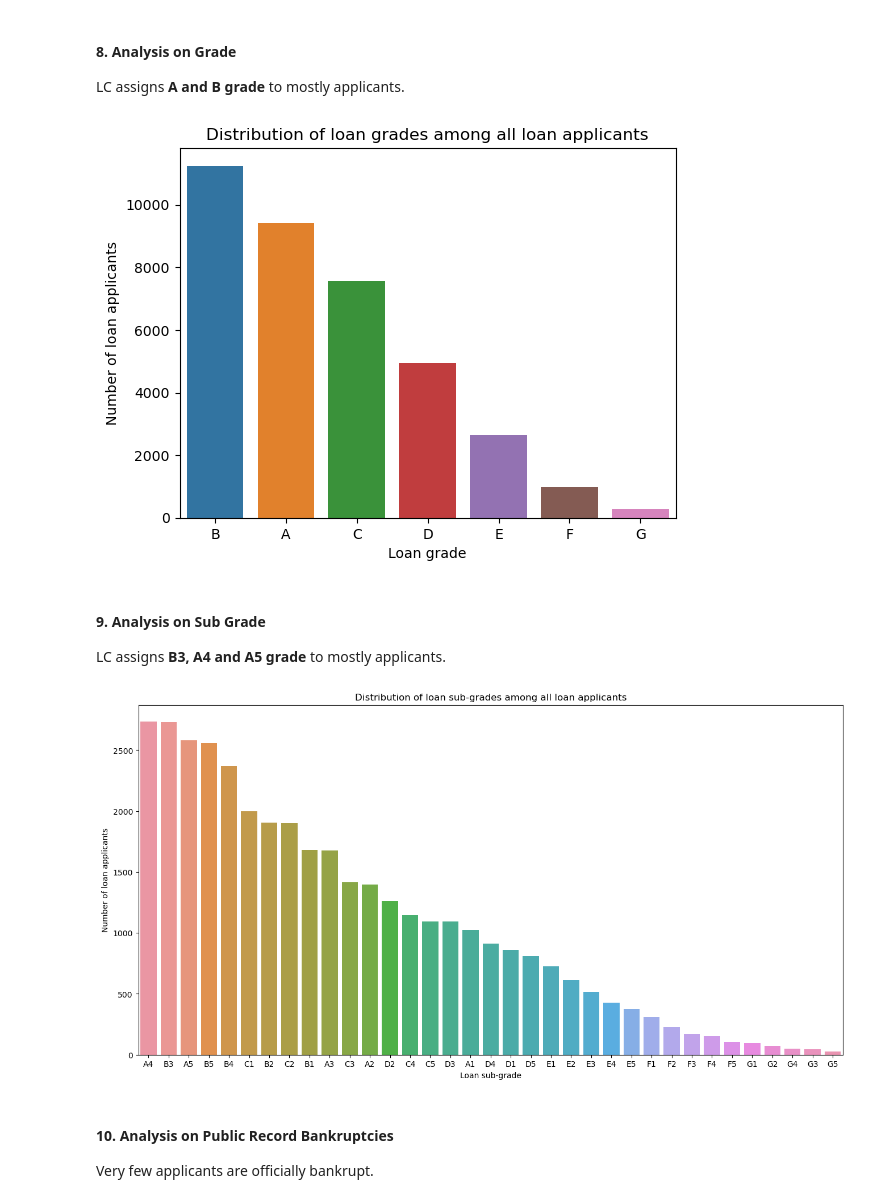
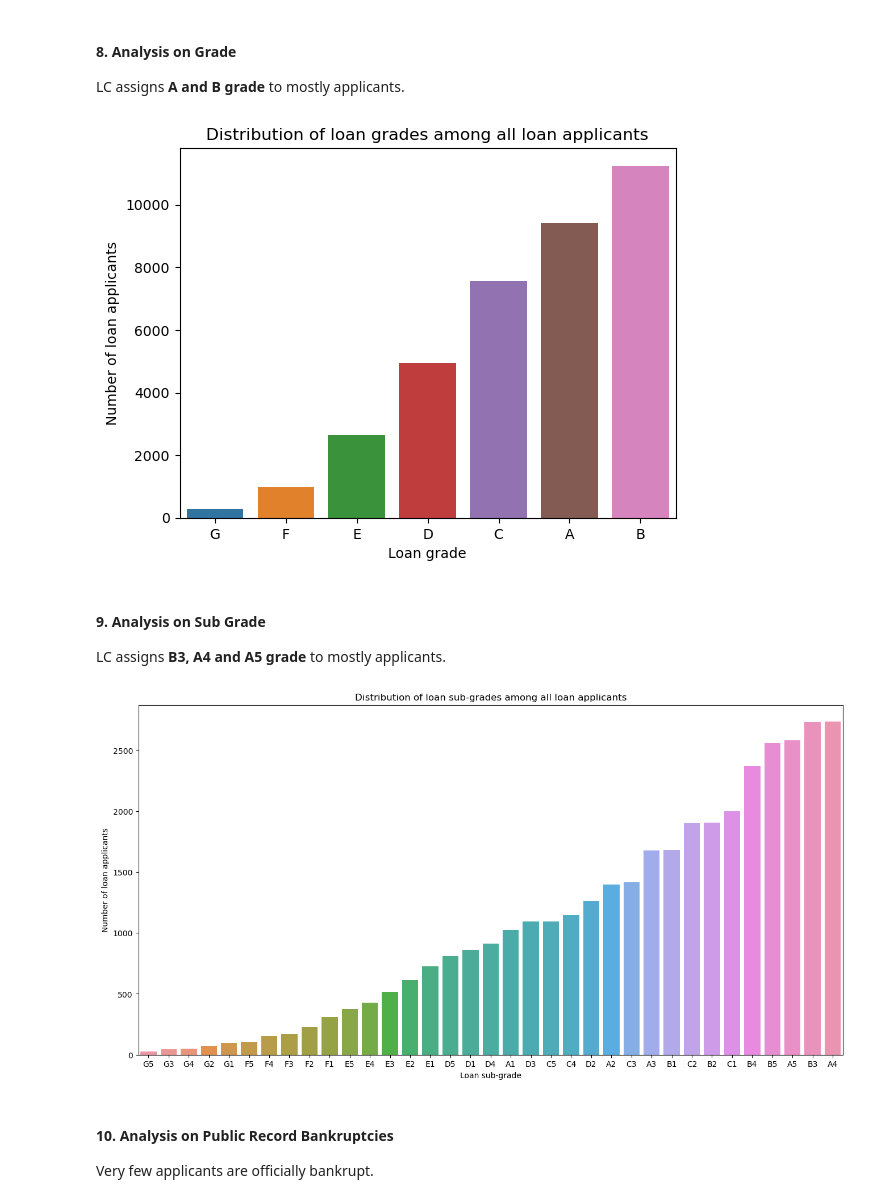
Before and after one commit to shootingStar10/EPGP-IIITB, a Jupyter notebook: Lending Club Case Study Main.ipynb, the cells around one changed output. Cells and saved outputs as stored; diff of their text form; code cells hidden in the pictures.

```diff
--- a/Lending Club Case Study Main.ipynb
+++ b/Lending Club Case Study Main.ipynb
@@ -255,26 +256,26 @@ plt.show()
 LC assigns **A and B grade** to mostly applicants.
 # %%
 plt = reload(plt)
-sns.barplot(x = data['grade'].value_counts().index, y = data['grade'].value_counts())
+sns.barplot(x = data['grade'].value_counts(ascending=True).index, y = data['grade'].value_counts(ascending=True))
 plt.xlabel('Loan grade')
 plt.ylabel('Number of loan applicants')
 plt.title("Distribution of loan grades among all loan applicants")
 plt.show()
 # %% [output]
-[figure, old version]
+[figure, new version]
 # %% [markdown]
 #### 9. Analysis on Sub Grade
 LC assigns **B3, A4 and A5 grade** to mostly applicants.
 # %%
 plt = reload(plt)
 plt.figure(figsize = (16,8))
-sns.barplot(x = data['sub_grade'].value_counts().index, y = data['sub_grade'].value_counts())
+sns.barplot(x = data['sub_grade'].value_counts(ascending=True).index, y = data['sub_grade'].value_counts(ascending=True))
 plt.xlabel('Loan sub-grade')
 plt.ylabel('Number of loan applicants')
 plt.title("Distribution of loan sub-grades among all loan applicants")
 plt.show()
 # %% [output]
-[figure, old version]
+[figure, new version]
 # %% [markdown]
 #### 10. Analysis on Public Record Bankruptcies
 Very few applicants are officially bankrupt.
```
Also changed, not shown: parts of 37 cells of this notebook.
